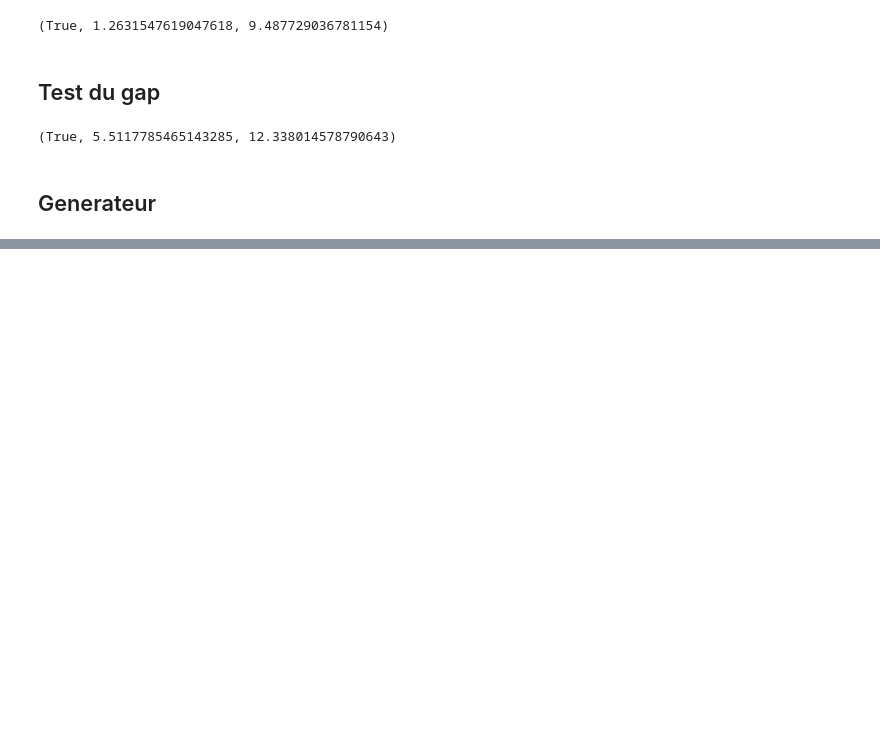
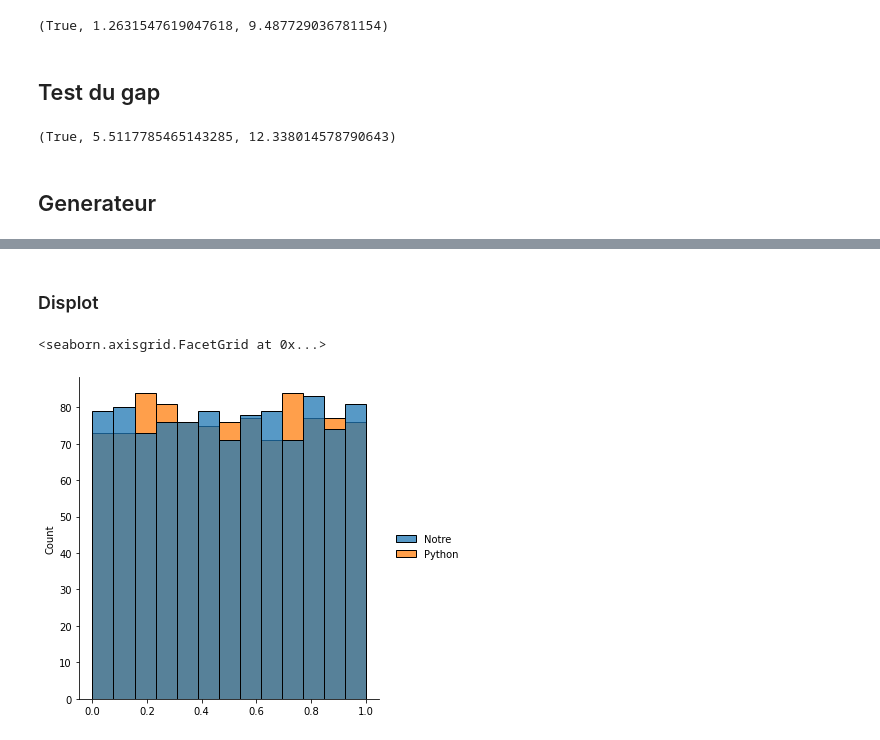
Before and after one commit to FlorianiL/simulation, a Jupyter notebook: simulation.ipynb, the cells around one changed output, grey strips where cells are left out. Saved outputs shown, nothing was run; the diff lists cells and outputs as text; code cells hidden in the pictures; blank space fills up the shorter version.

```diff
--- a/simulation.ipynb
+++ b/simulation.ipynb
@@ -300,0 +225,7 @@ array([array([], dtype=float64),
+# %% [markdown]
+### Displot
+# %%
+sns.displot(df, multiple='stack')
+# %% [output]
+<seaborn.axisgrid.FacetGrid at 0x...>
+[figure, added]
```
Also changed, not shown: parts of 12 cells of this notebook.
